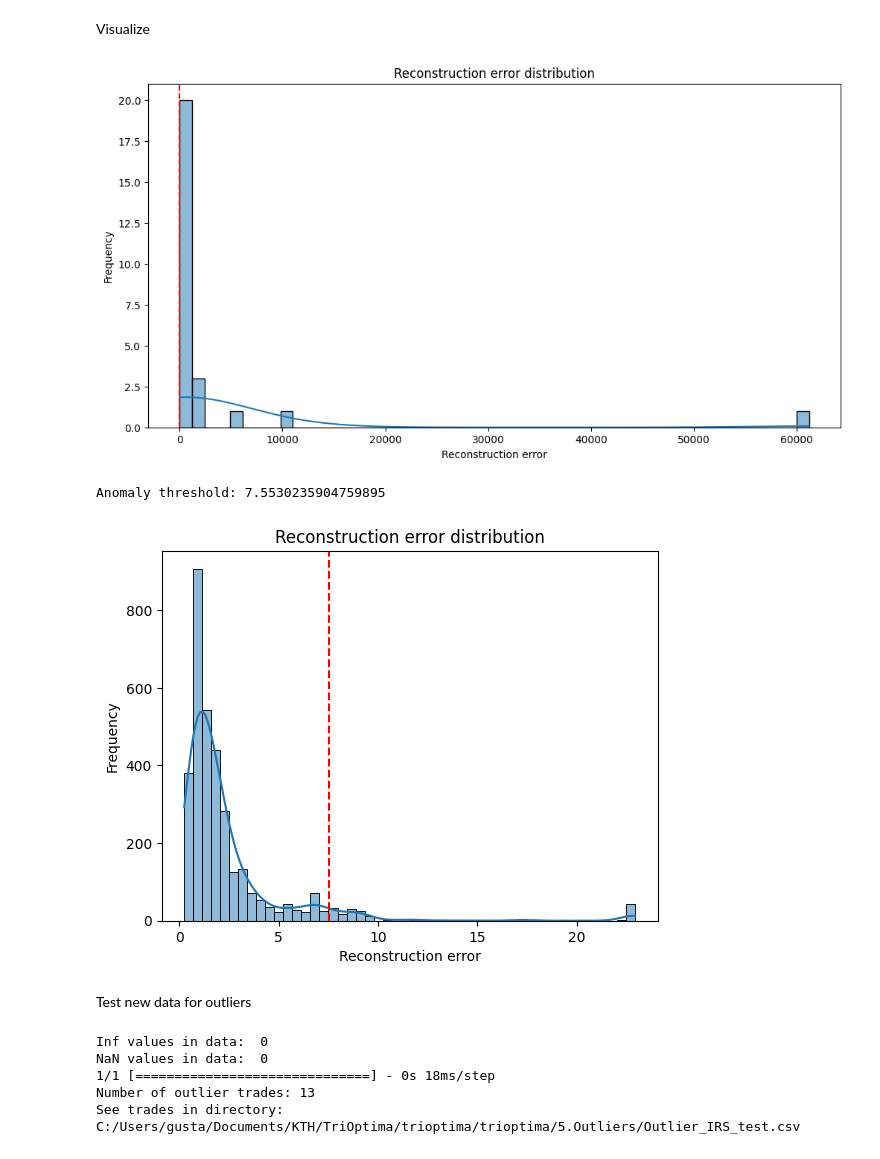
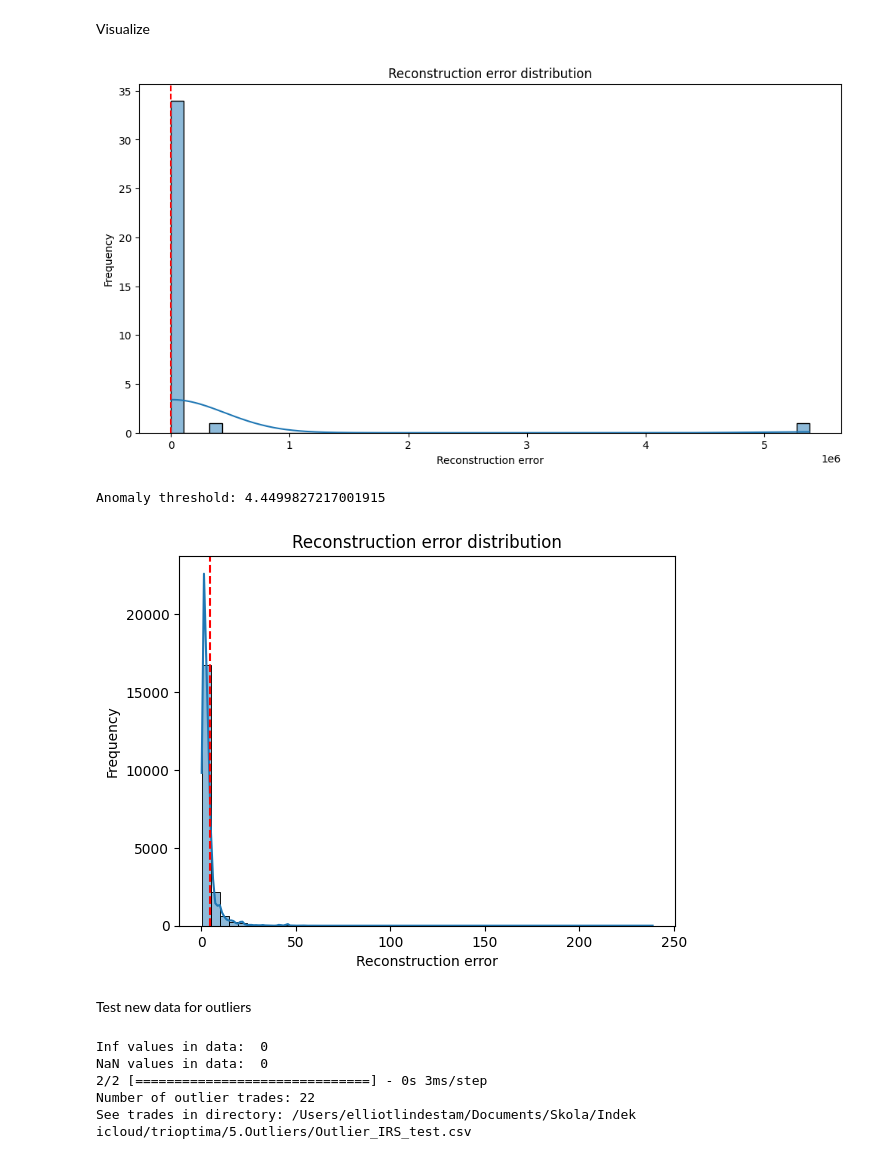
Before and after one commit to emtl-source/trioptima, a Jupyter notebook: 0.Code/4.AutoEncoder.ipynb, the cells around one changed output. Cells and saved outputs as stored; diff of their text form; code cells hidden in the pictures.

```diff
--- a/0.Code/4.AutoEncoder.ipynb
+++ b/0.Code/4.AutoEncoder.ipynb
@@ -9,12 +9,13 @@ from tensorflow.keras import layers, models, backend as K
 from tensorflow.keras import regularizers
 
 # Constants and Configurations
-your_path = r'C:/Users/gusta/Documents/KTH/TriOptima/trioptima/trioptima/'
+#'C:/Users/gusta/Documents/KTH/TriOptima/trioptima/trioptima/'
+your_path = r'/Users/elliotlindestam/Documents/Skola/Indek icloud/trioptima/'
 folder_path = os.path.join(your_path, '6.Active Data/Train Model Data/')
-LAYER_OPTIONS = [2] #[1,2,5,10]
-NEURON_OPTIONS = [1000] #[500, 1000]
-DECREASING_NEURONS = 100
-MIN_NEURONS = 10
+LAYER_OPTIONS = [2,3,5,7] #[1,2,5,10]
+NEURON_OPTIONS = [250,500,1000] #[500, 1000]
+DECREASING_NEURONS = 50
+MIN_NEURONS = 50
 ENCODER_ACTIVATION_FUNCTIONS = ['sigmoid'] # ['relu', 'leaky_relu', 'tanh', 'sigmoid', 'softplus', 'elu', 'swish', 'gelu','linear']
 DECODER_ACTIVATION_FUNCTIONS = ['relu'] # ['relu', 'leaky_relu', 'tanh', 'sigmoid', 'softplus', 'elu', 'swish', 'gelu','linear']
 L2_REGULARIZATION = 0.01  # L2 Regularization factor
@@ -210,29 +211,29 @@ Visualize
 # %%
 import matplotlib.pyplot as plt
 import seaborn as sns
 
 plt.figure(figsize=(12, 6))
 sns.histplot(mse_test_df['reconstruction_error'], bins=50, kde=True)
 plt.title('Reconstruction error distribution')
 plt.xlabel('Reconstruction error')
 plt.ylabel('Frequency')
 
 
-threshold = np.percentile(mse_train_df['reconstruction_error'], 95)
+threshold = np.percentile(mse_train_df['reconstruction_error'], 80)
 plt.axvline(x=threshold, color='r', linestyle='--', label=f'Threshold: {threshold:.2f}')
 plt.show()
 print(f"Anomaly threshold: {threshold}")
 
 sns.histplot(mse_train_df['reconstruction_error'], bins=50, kde=True)
 plt.title('Reconstruction error distribution')
 plt.xlabel('Reconstruction error')
 plt.ylabel('Frequency')
 plt.axvline(x=threshold, color='r', linestyle='--', label=f'Threshold: {threshold:.2f}')
 plt.show()
 # %% [output]
-[figure, old version]
+[figure, new version]
-Anomaly threshold: 7.5530235904759895
+Anomaly threshold: 4.4499827217001915
-[figure, old version]
+[figure, new version]
 # %% [markdown]
 Test new data for outliers
 # %%
@@ -291,6 +292,6 @@ print('See trades in directory: '+outlier_file_path)
 # %% [output]
 Inf values in data:  0
 NaN values in data:  0
-1/1 [==============================] - 0s 18ms/step
-Number of outlier trades: 13
-See trades in directory: C:/Users/gusta/Documents/KTH/TriOptima/trioptima/trioptima/5.Outliers/Outlier_IRS_test.csv
+2/2 [==============================] - 0s 3ms/step
+Number of outlier trades: 22
+See trades in directory: /Users/elliotlindestam/Documents/Skola/Indek icloud/trioptima/5.Outliers/Outlier_IRS_test.csv
```
Also changed, not shown: parts of 2 cells of this notebook, 34 other files.
